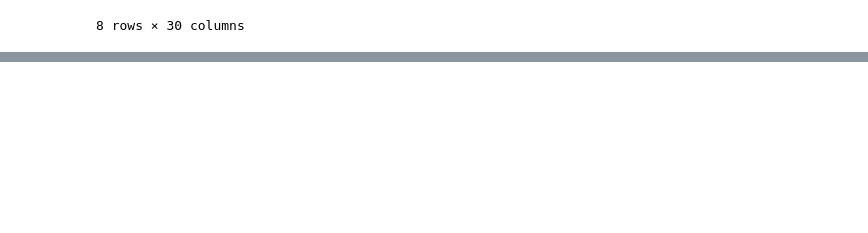
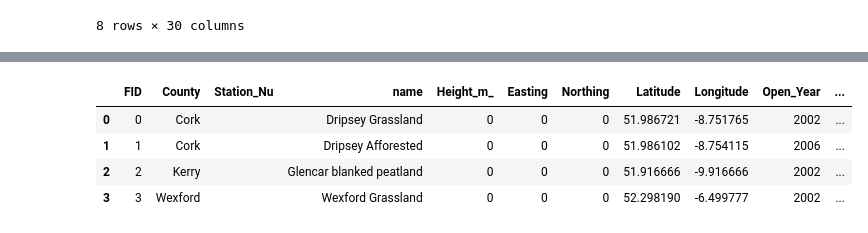
Before and after one commit to ClimateIreland/CI-Climate-Status-Tool, a Jupyter notebook: dash_app/notebooks/_4_14_AnthropogenicGreenhouseGases.ipynb, the cells around one changed output, grey strips where cells are left out. Saved outputs shown, nothing was run; the diff lists cells and outputs as text; code cells hidden in the pictures; blank space fills up the shorter version.

```diff
--- a/dash_app/notebooks/_4_14_AnthropogenicGreenhouseGases.ipynb
+++ b/dash_app/notebooks/_4_14_AnthropogenicGreenhouseGases.ipynb
@@ -137,3 +137,14 @@ figure_4_27.update_layout(
 figure_4_27
 # %% [output]
 [interactive output not drawn]
+# %%
+data_path = DATA_PATH+'Terrestrial_Domain/4.14AnthropogenicGreenhouseGasEmissions/Map4.5/'
+dataDF = pd.read_csv(data_path+'Map4.5_StationTable_GHG.txt', delimiter = ",")
+# dataDF["size"]=0
+dataDF
+# %% [output]
+|  | FID | County | Station_Nu | name | Height_m_ | Easting | Northing | Latitude | Longitude | Open_Year | ... |
+| 0 | 0 | Cork |  | Dripsey Grassland | 0 | 0 | 0 | 51.986721 | -8.751765 | 2002 | ... |
+| 1 | 1 | Cork |  | Dripsey Afforested | 0 | 0 | 0 | 51.986102 | -8.754115 | 2006 | ... |
+| 2 | 2 | Kerry |  | Glencar blanked peatland | 0 | 0 | 0 | 51.916666 | -9.916666 | 2002 | ... |
+| 3 | 3 | Wexford |  | Wexford Grassland | 0 | 0 | 0 | 52.298190 | -6.499777 | 2002 | ... |
```
Also changed, not shown: 12 other files.
